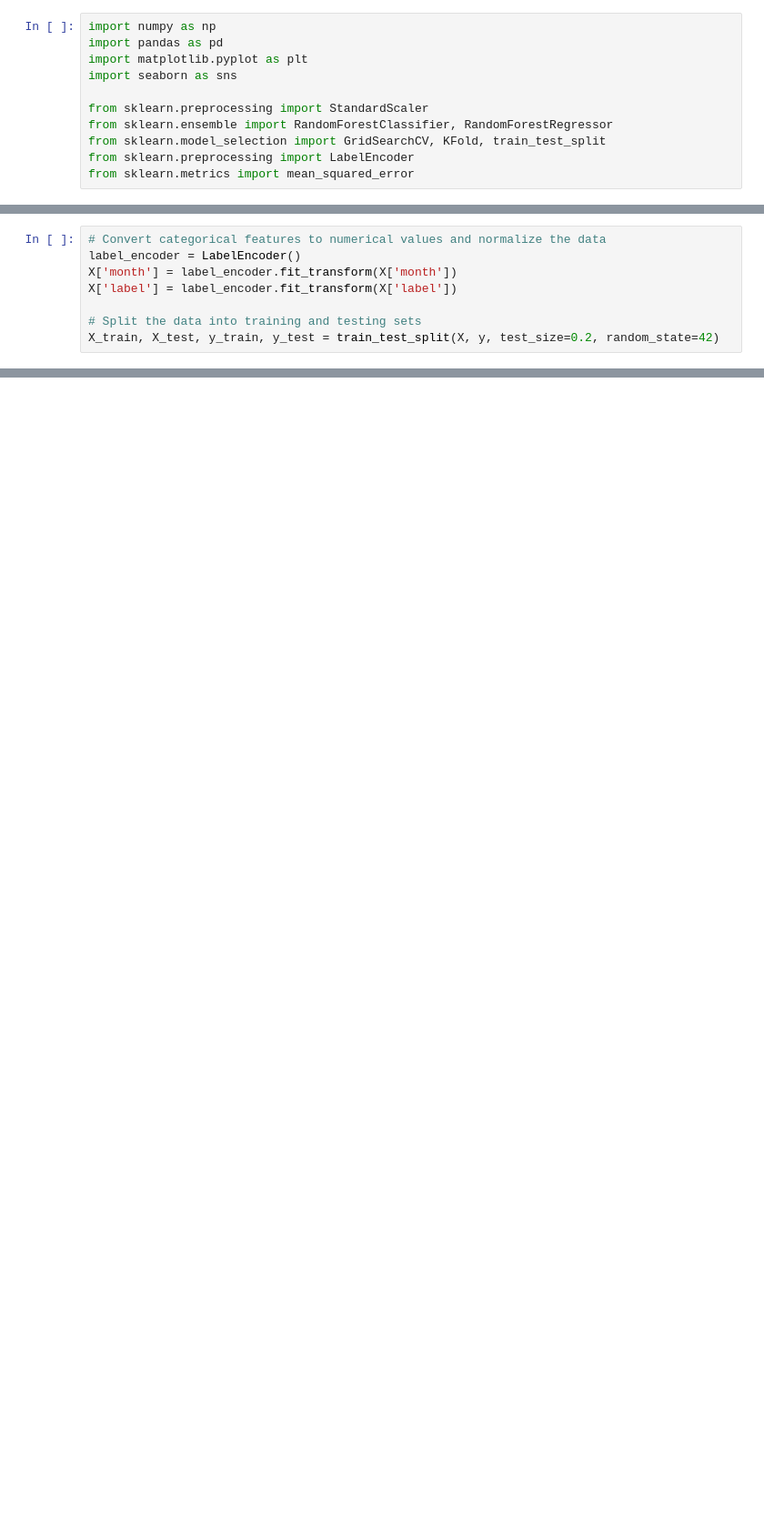
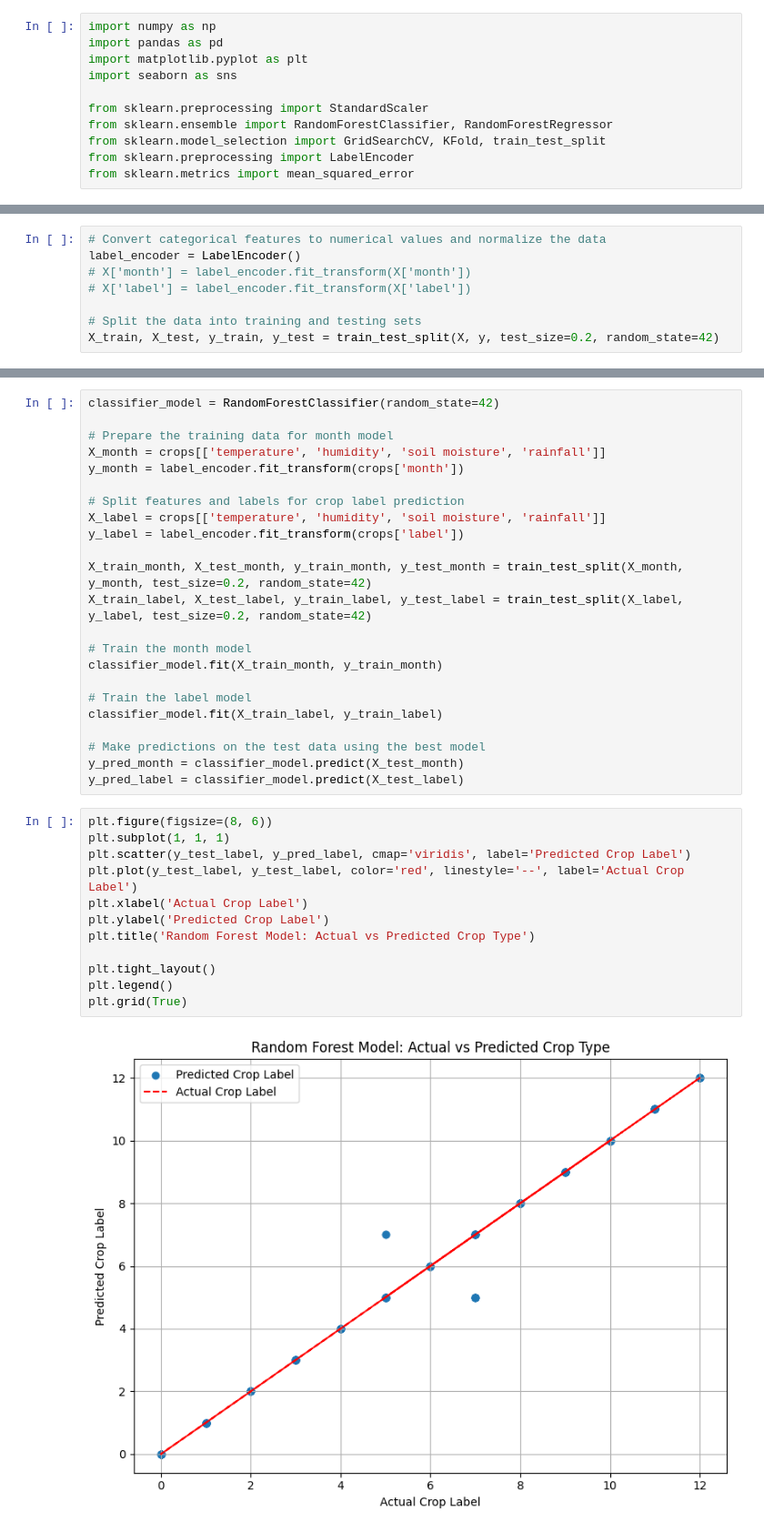
Before and after one commit to wannursabrina1/crop_prediction, a Jupyter notebook: Crop_Yield_Pred.ipynb, the cells around one changed output, grey strips where cells are left out. Shown at 91% size. Drawn from its saved outputs; the diff is of its cells as text; blank space fills up the shorter version.

Commit message:
Change csv file, edited features and prediction output

```diff
--- a/Crop_Yield_Pred.ipynb
+++ b/Crop_Yield_Pred.ipynb
@@ -38,8 +40,8 @@ print(X)
 # %%
 # Convert categorical features to numerical values and normalize the data
 label_encoder = LabelEncoder()
-X['month'] = label_encoder.fit_transform(X['month'])
-X['label'] = label_encoder.fit_transform(X['label'])
+# X['month'] = label_encoder.fit_transform(X['month'])
+# X['label'] = label_encoder.fit_transform(X['label'])
 
 # Split the data into training and testing sets
 X_train, X_test, y_train, y_test = train_test_split(X, y, test_size=0.2, random_state=42)
@@ -156,0 +154,37 @@ plt.tight_layout()
+# %%
+classifier_model = RandomForestClassifier(random_state=42)
+
+# Prepare the training data for month model
+X_month = crops[['temperature', 'humidity', 'soil moisture', 'rainfall']]
+y_month = label_encoder.fit_transform(crops['month'])
+
+# Split features and labels for crop label prediction
+X_label = crops[['temperature', 'humidity', 'soil moisture', 'rainfall']]
+y_label = label_encoder.fit_transform(crops['label'])
+
+X_train_month, X_test_month, y_train_month, y_test_month = train_test_split(X_month, y_month, test_size=0.2, random_state=42)
+X_train_label, X_test_label, y_train_label, y_test_label = train_test_split(X_label, y_label, test_size=0.2, random_state=42)
+
+# Train the month model
+classifier_model.fit(X_train_month, y_train_month)
+
+# Train the label model
+classifier_model.fit(X_train_label, y_train_label)
+
+# Make predictions on the test data using the best model
+y_pred_month = classifier_model.predict(X_test_month)
+y_pred_label = classifier_model.predict(X_test_label)
+# %%
+plt.figure(figsize=(8, 6))
+plt.subplot(1, 1, 1)
+plt.scatter(y_test_label, y_pred_label, cmap='viridis', label='Predicted Crop Label')
+plt.plot(y_test_label, y_test_label, color='red', linestyle='--', label='Actual Crop Label')
+plt.xlabel('Actual Crop Label')
+plt.ylabel('Predicted Crop Label')
+plt.title('Random Forest Model: Actual vs Predicted Crop Type')
+
+plt.tight_layout()
+plt.legend()
+plt.grid(True)
+# %% [output]
+[figure, added]
```
Also changed, not shown: parts of 7 cells of this notebook, 1 other file.
